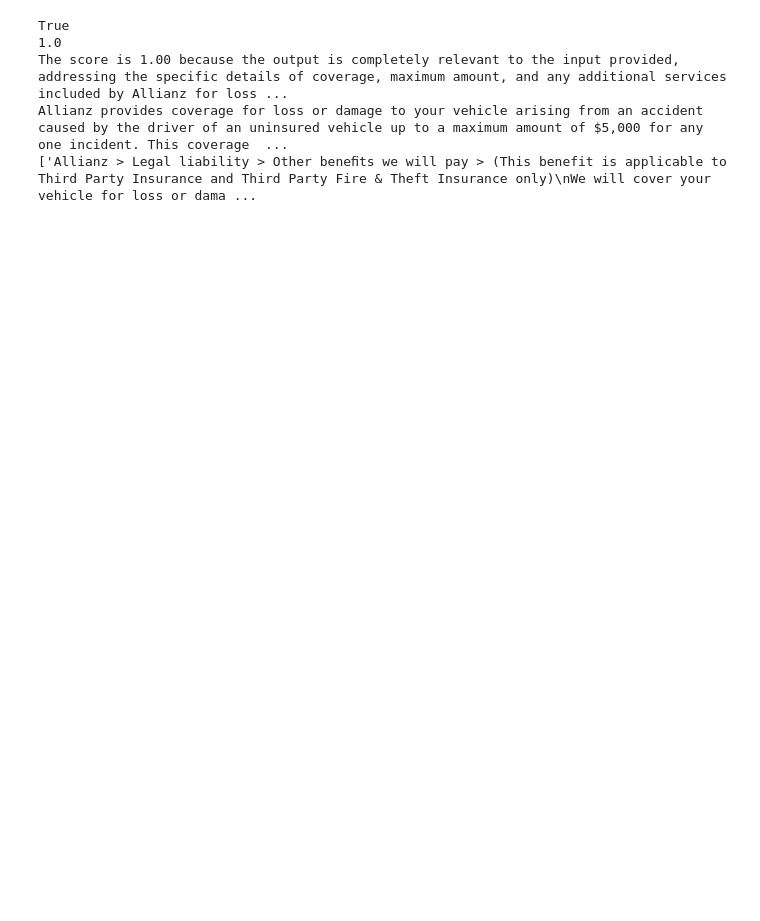
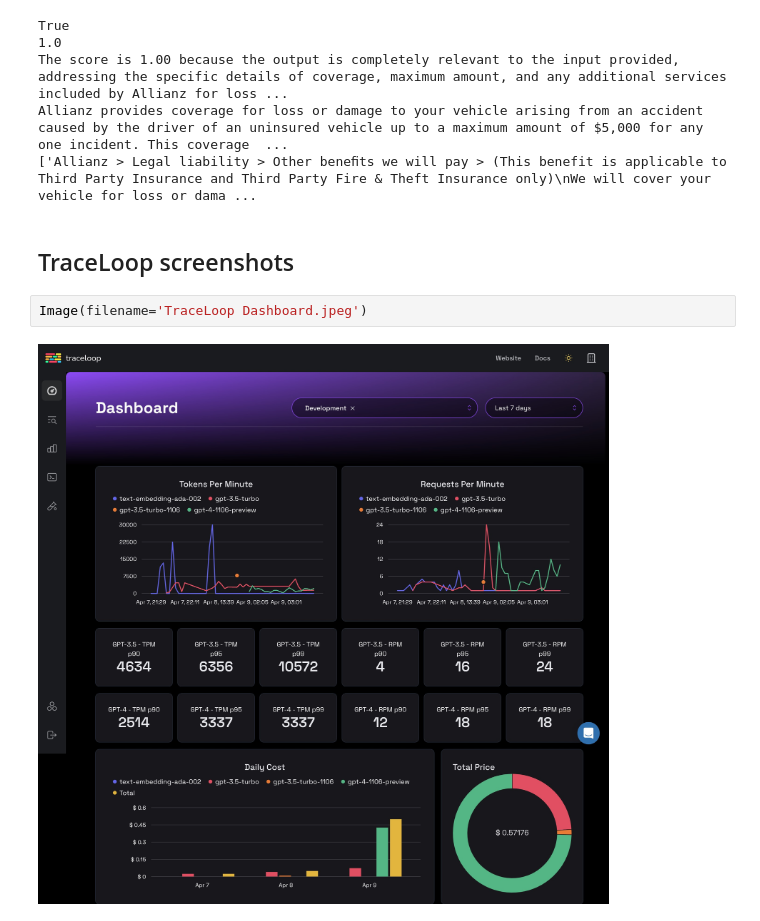
Before and after one commit to PyGeek03/pds-rag-pipelines, a Jupyter notebook: rag.ipynb, the cells around one changed output. Saved outputs shown, nothing was run; the diff lists cells and outputs as text; blank space fills up the shorter version.

Commit message:
Embed screenshots

```diff
--- a/rag.ipynb
+++ b/rag.ipynb
@@ -647,3 +648,9 @@ True
 The score is 1.00 because the output is completely relevant to the input provided, addressing the specific details of coverage, maximum amount, and any additional services included by Allianz for loss ...
 Allianz provides coverage for loss or damage to your vehicle arising from an accident caused by the driver of an uninsured vehicle up to a maximum amount of $5,000 for any one incident. This coverage  ...
 ['Allianz > Legal liability > Other beneﬁts we will pay > (This benefit is applicable to Third Party Insurance and Third Party Fire & Theft Insurance only)\nWe will cover your vehicle for loss or dama ...
+# %% [markdown]
+## TraceLoop screenshots
+# %%
+Image(filename='TraceLoop Dashboard.jpeg')
+# %% [output]
+[figure, added]
```
Also changed, not shown: parts of 3 cells of this notebook.
